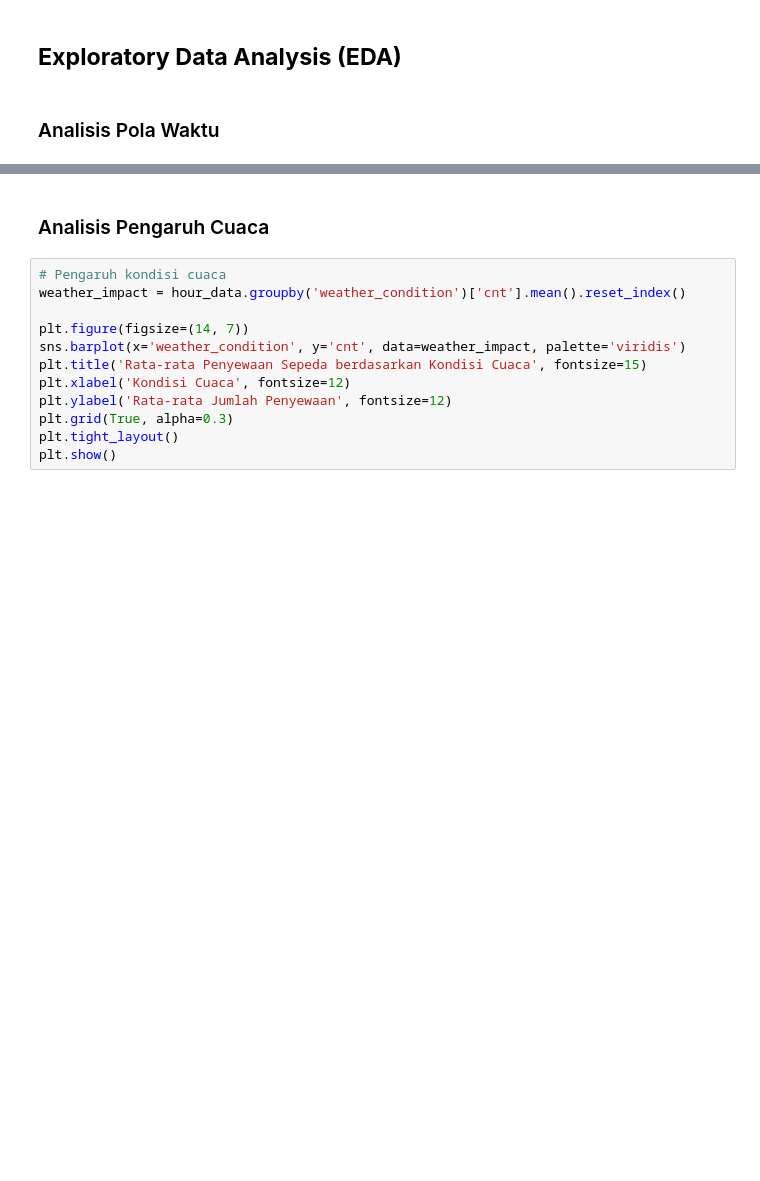
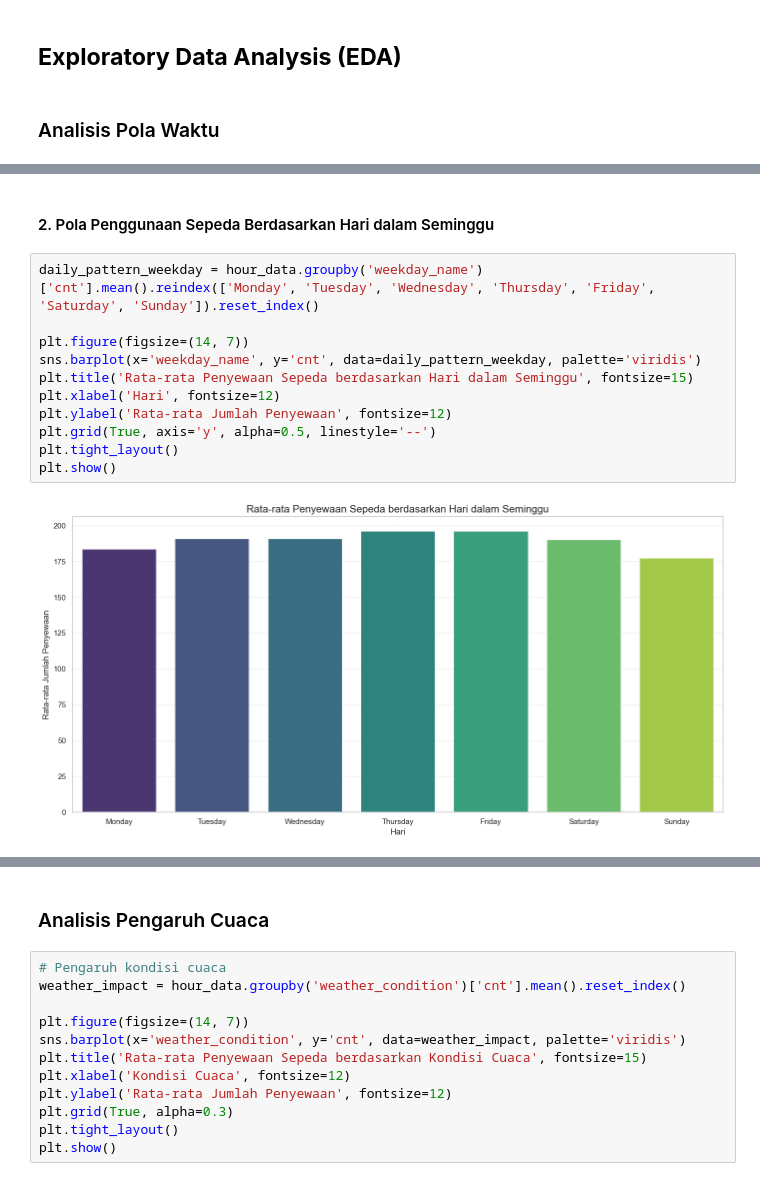
Before and after one commit to husainfadhlillah/dicoding-BikeSharing-DataAnalysisProject, a Jupyter notebook: submission/notebook.ipynb, the cells around one changed output, grey strips where cells are left out. Drawn from its saved outputs; the diff is of its cells as text; blank space fills up the shorter version.

```diff
--- a/submission/notebook.ipynb
+++ b/submission/notebook.ipynb
@@ -301,3 +312,18 @@ plt.show()
    - Periode 10-15 relatif stabil sebagai "plateau" di tengah hari
    - Peningkatan signifikan terlihat lagi pada jam 15-17
    - Penurunan gradual dari jam 18-23 menunjukkan pengurangan aktivitas malam hari
+# %% [markdown]
+#### 2. Pola Penggunaan Sepeda Berdasarkan Hari dalam Seminggu
+# %%
+daily_pattern_weekday = hour_data.groupby('weekday_name')['cnt'].mean().reindex(['Monday', 'Tuesday', 'Wednesday', 'Thursday', 'Friday', 'Saturday', 'Sunday']).reset_index()
+
+plt.figure(figsize=(14, 7))
+sns.barplot(x='weekday_name', y='cnt', data=daily_pattern_weekday, palette='viridis')
+plt.title('Rata-rata Penyewaan Sepeda berdasarkan Hari dalam Seminggu', fontsize=15)
+plt.xlabel('Hari', fontsize=12)
+plt.ylabel('Rata-rata Jumlah Penyewaan', fontsize=12)
+plt.grid(True, axis='y', alpha=0.5, linestyle='--')
+plt.tight_layout()
+plt.show()
+# %% [output]
+[figure, added]
```
Also changed, not shown: parts of 34 cells of this notebook, 4 other files.
